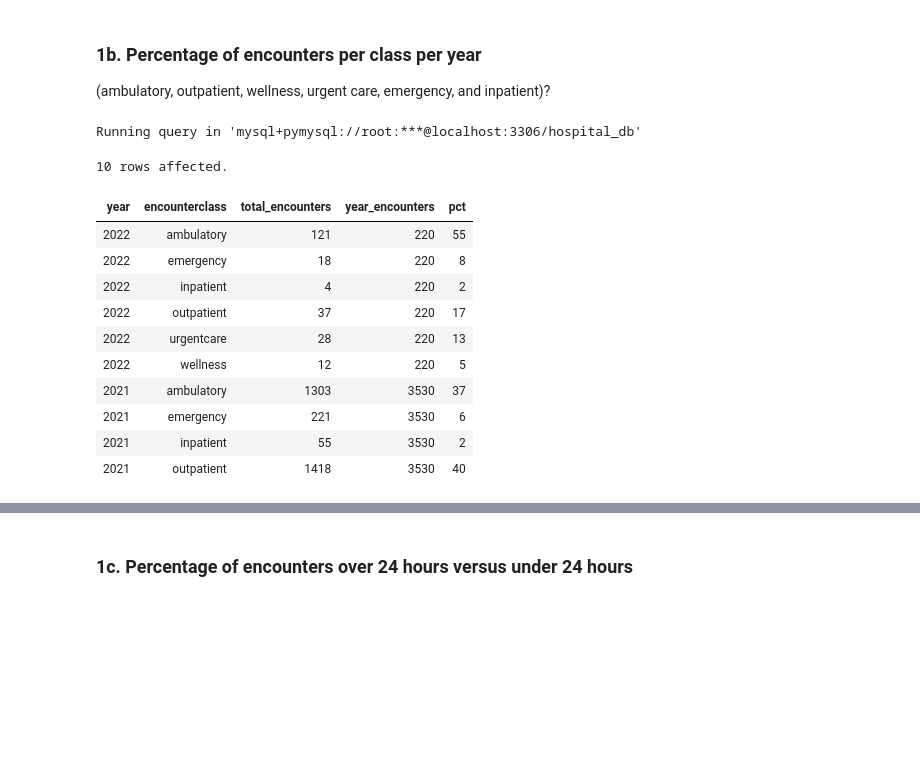
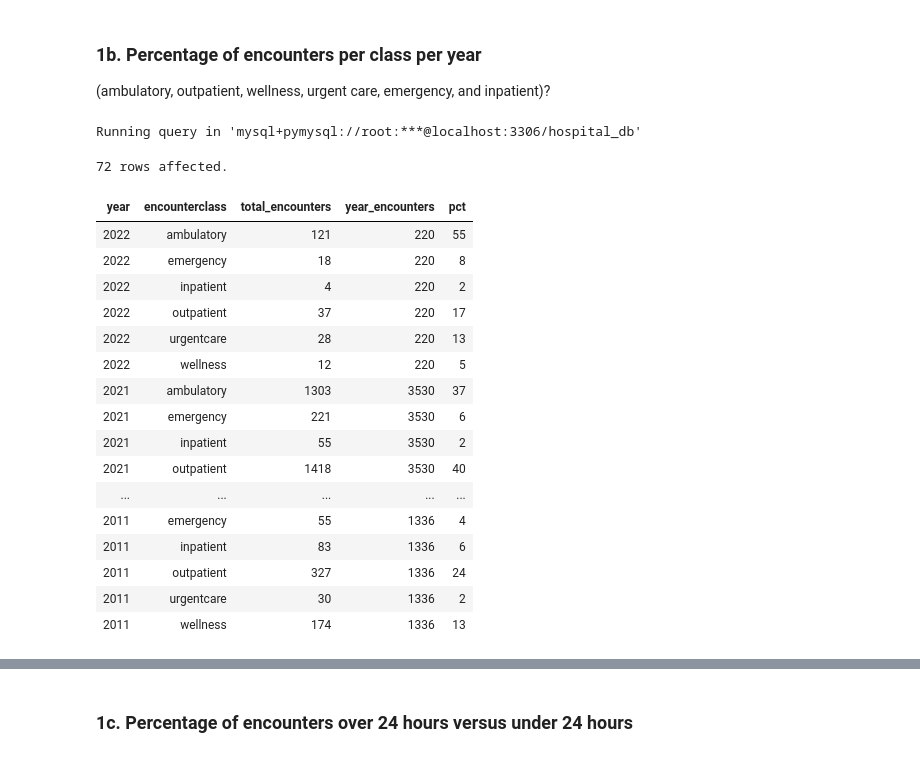
Before and after one commit to Lilian-Waitiki/Healthcare-Analysis, a Jupyter notebook: Analysis.ipynb, the cells around one changed output, grey strips where cells are left out. Cells and saved outputs as stored; diff of their text form; code cells hidden in the pictures; blank space fills up the shorter version.

```diff
--- a/Analysis.ipynb
+++ b/Analysis.ipynb
@@ -87,33 +130,39 @@ Running query in 'mysql+pymysql://root:***@localhost:3306/hospital_db'
 -- Using a CTE
 WITH yearly AS (
     SELECT
         YEAR(start) AS year,
         COUNT(id) AS year_encounters
     FROM encounters
     GROUP BY YEAR(start)
 )
 SELECT
     YEAR(e.start) AS year,
     e.encounterclass,
     COUNT(e.id) AS total_encounters,
     y.year_encounters,
     ROUND(COUNT(e.id)/y.year_encounters * 100) AS pct
 FROM encounters e
 JOIN yearly y ON y.year = YEAR(e.start)
 GROUP BY YEAR(e.start), e.encounterclass, y.year_encounters
-ORDER BY year DESC
-LIMIT 10;
+ORDER BY year DESC;
+--LIMIT 10;
 # %% [output]
 Running query in 'mysql+pymysql://root:***@localhost:3306/hospital_db'
-10 rows affected.
+72 rows affected.
 | year | encounterclass | total_encounters | year_encounters | pct |
 | 2022 | ambulatory | 121 | 220 | 55 |
 | 2022 | emergency | 18 | 220 | 8 |
 | 2022 | inpatient | 4 | 220 | 2 |
 | 2022 | outpatient | 37 | 220 | 17 |
 | 2022 | urgentcare | 28 | 220 | 13 |
 | 2022 | wellness | 12 | 220 | 5 |
 | 2021 | ambulatory | 1303 | 3530 | 37 |
 | 2021 | emergency | 221 | 3530 | 6 |
 | 2021 | inpatient | 55 | 3530 | 2 |
 | 2021 | outpatient | 1418 | 3530 | 40 |
+| ... | ... | ... | ... | ... |
+| 2011 | emergency | 55 | 1336 | 4 |
+| 2011 | inpatient | 83 | 1336 | 6 |
+| 2011 | outpatient | 327 | 1336 | 24 |
+| 2011 | urgentcare | 30 | 1336 | 2 |
+| 2011 | wellness | 174 | 1336 | 13 |
```
Also changed, not shown: parts of 26 cells of this notebook.
